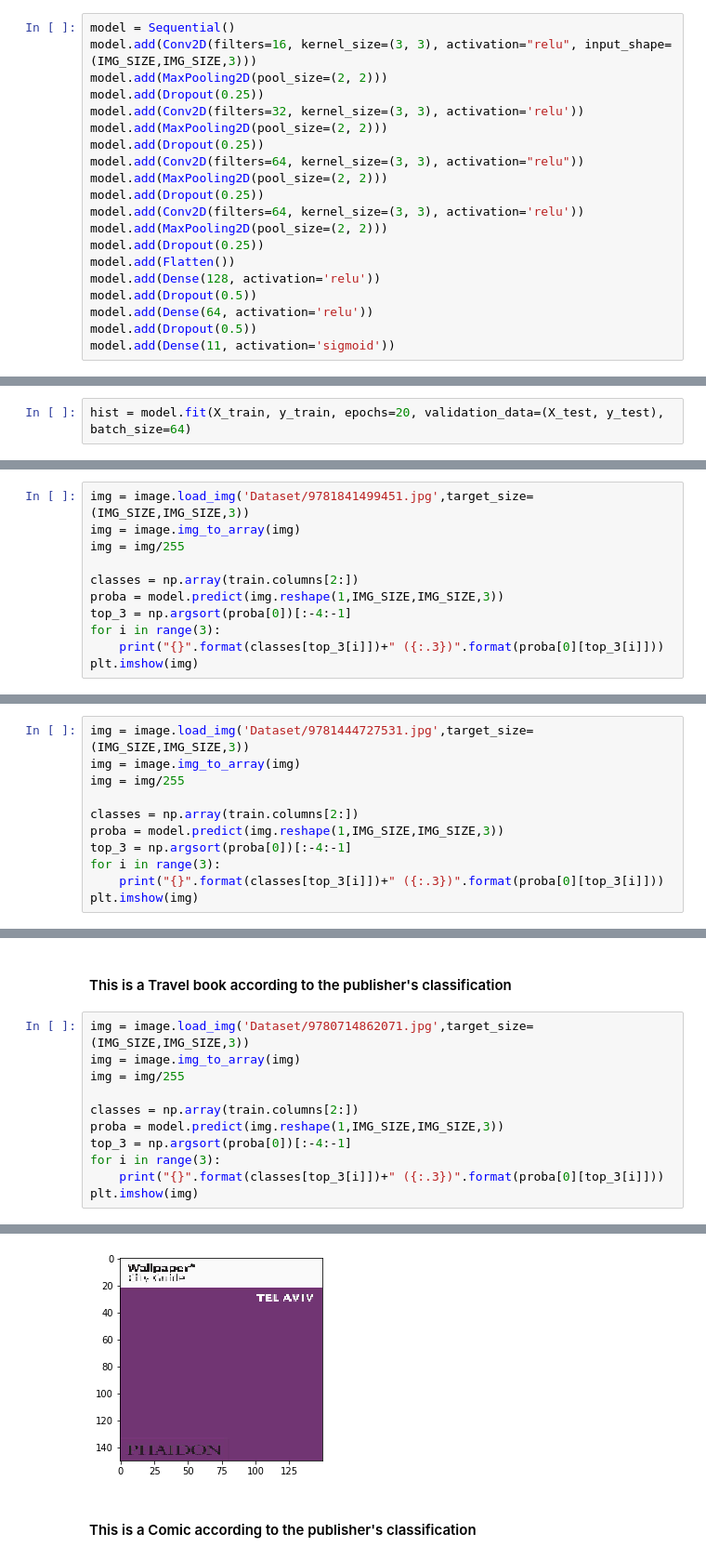
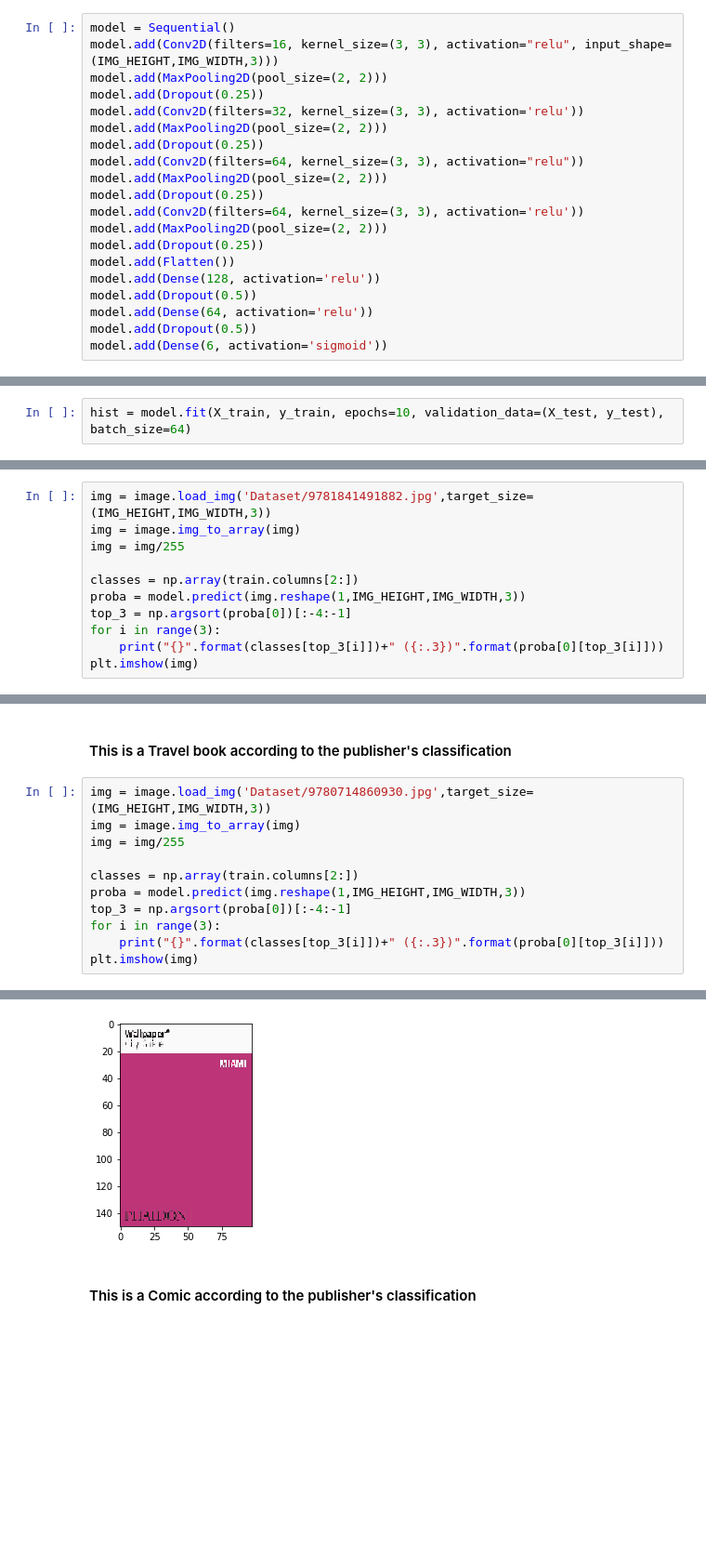
Before and after one commit to BaboonLatin/jubilant-palm-tree, a Jupyter notebook: Genre_BookCovers.ipynb, the cells around one changed output, grey strips where cells are left out. Shown: that part at 93% size. Drawn from its saved outputs; the diff is of its cells as text; blank space fills up the shorter version.

```diff
--- a/Genre_BookCovers.ipynb
+++ b/Genre_BookCovers.ipynb
@@ -156,6 +156,6 @@ X_train, X_test, y_train, y_test = train_test_split(X, y, random_state=42, test_
 # %%
 model = Sequential()
-model.add(Conv2D(filters=16, kernel_size=(3, 3), activation="relu", input_shape=(IMG_SIZE,IMG_SIZE,3)))
+model.add(Conv2D(filters=16, kernel_size=(3, 3), activation="relu", input_shape=(IMG_HEIGHT,IMG_WIDTH,3)))
 model.add(MaxPooling2D(pool_size=(2, 2)))
 model.add(Dropout(0.25))
 model.add(Conv2D(filters=32, kernel_size=(3, 3), activation='relu'))
@@ -172,4 +172,4 @@ model.add(Dense(128, activation='relu'))
 model.add(Dropout(0.5))
 model.add(Dense(64, activation='relu'))
 model.add(Dropout(0.5))
-model.add(Dense(11, activation='sigmoid'))
+model.add(Dense(6, activation='sigmoid'))
@@ -211,5 +204,5 @@ model.compile(optimizer='adam', loss='binary_crossentropy', metrics=['accuracy']
 # %%
-hist = model.fit(X_train, y_train, epochs=20, validation_data=(X_test, y_test), batch_size=64)
+hist = model.fit(X_train, y_train, epochs=10, validation_data=(X_test, y_test), batch_size=64)
 # %% [output]
 WARNING:tensorflow:From /opt/ibm/conda/miniconda3.6/lib/python3.6/site-packages/tensorflow/python/ops/math_ops.py:3066: to_int32 (from tensorflow.python.ops.math_ops) is deprecated and will be removed ...
 Instructions for updating:
@@ -266,12 +259,12 @@ plt.show()
 ### Make predictions on unseen images.
 #### This is SciFi according to the publisher's classification
 # %%
-img = image.load_img('Dataset/9781841499451.jpg',target_size=(IMG_SIZE,IMG_SIZE,3))
+img = image.load_img('Dataset/9781841491882.jpg',target_size=(IMG_HEIGHT,IMG_WIDTH,3))
 img = image.img_to_array(img)
 img = img/255
 
 classes = np.array(train.columns[2:])
-proba = model.predict(img.reshape(1,IMG_SIZE,IMG_SIZE,3))
+proba = model.predict(img.reshape(1,IMG_HEIGHT,IMG_WIDTH,3))
 top_3 = np.argsort(proba[0])[:-4:-1]
 for i in range(3):
     print("{}".format(classes[top_3[i]])+" ({:.3})".format(proba[0][top_3[i]]))
@@ -287,11 +277,0 @@ Crime (0.048)
-# %%
-img = image.load_img('Dataset/9781444727531.jpg',target_size=(IMG_SIZE,IMG_SIZE,3))
-img = image.img_to_array(img)
-img = img/255
-
-classes = np.array(train.columns[2:])
-proba = model.predict(img.reshape(1,IMG_SIZE,IMG_SIZE,3))
-top_3 = np.argsort(proba[0])[:-4:-1]
-for i in range(3):
-    print("{}".format(classes[top_3[i]])+" ({:.3})".format(proba[0][top_3[i]]))
-plt.imshow(img)
@@ -304,12 +278,12 @@ History (0.141)
 # %% [markdown]
 #### This is a Travel book according to the publisher's classification
 # %%
-img = image.load_img('Dataset/9780714862071.jpg',target_size=(IMG_SIZE,IMG_SIZE,3))
+img = image.load_img('Dataset/9780714860930.jpg',target_size=(IMG_HEIGHT,IMG_WIDTH,3))
 img = image.img_to_array(img)
 img = img/255
 
 classes = np.array(train.columns[2:])
-proba = model.predict(img.reshape(1,IMG_SIZE,IMG_SIZE,3))
+proba = model.predict(img.reshape(1,IMG_HEIGHT,IMG_WIDTH,3))
 top_3 = np.argsort(proba[0])[:-4:-1]
 for i in range(3):
     print("{}".format(classes[top_3[i]])+" ({:.3})".format(proba[0][top_3[i]]))
@@ -321,5 +295,5 @@ History (0.0012)
 <matplotlib.image.AxesImage at 0x...>
-[figure, old version]
+[figure, new version]
 # %% [markdown]
 #### This is a Comic according to the publisher's classification
 # %%
```
Also changed, not shown: parts of 33 cells of this notebook.
